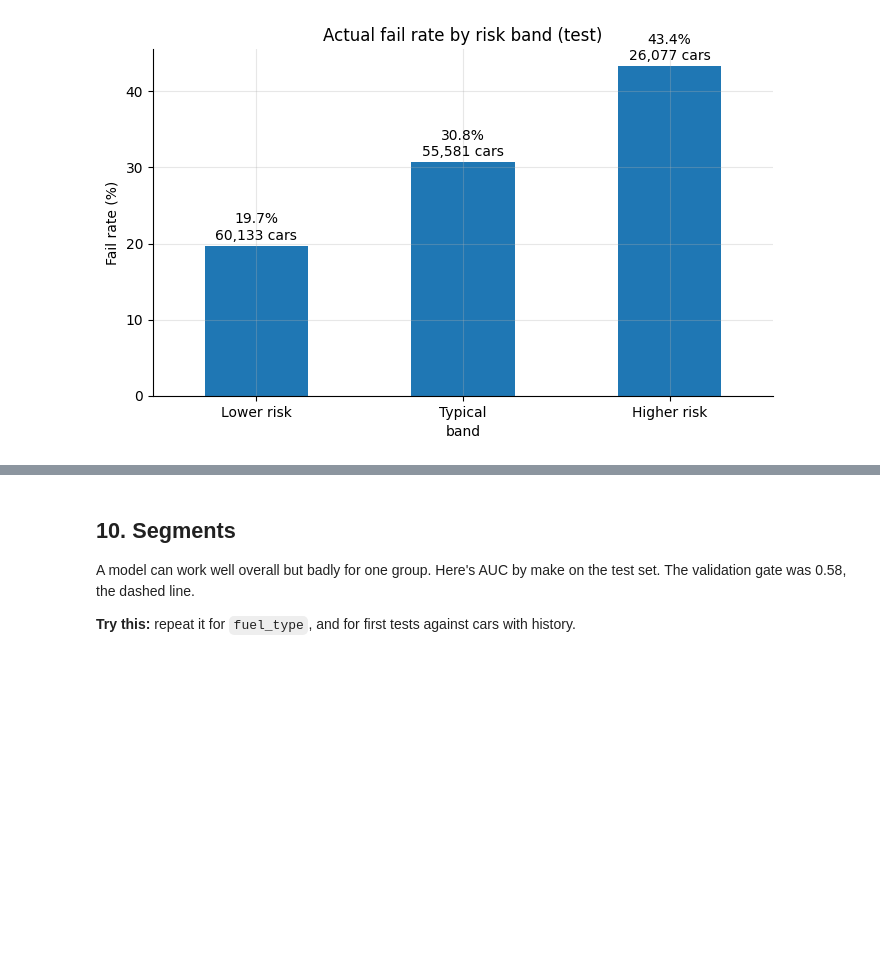
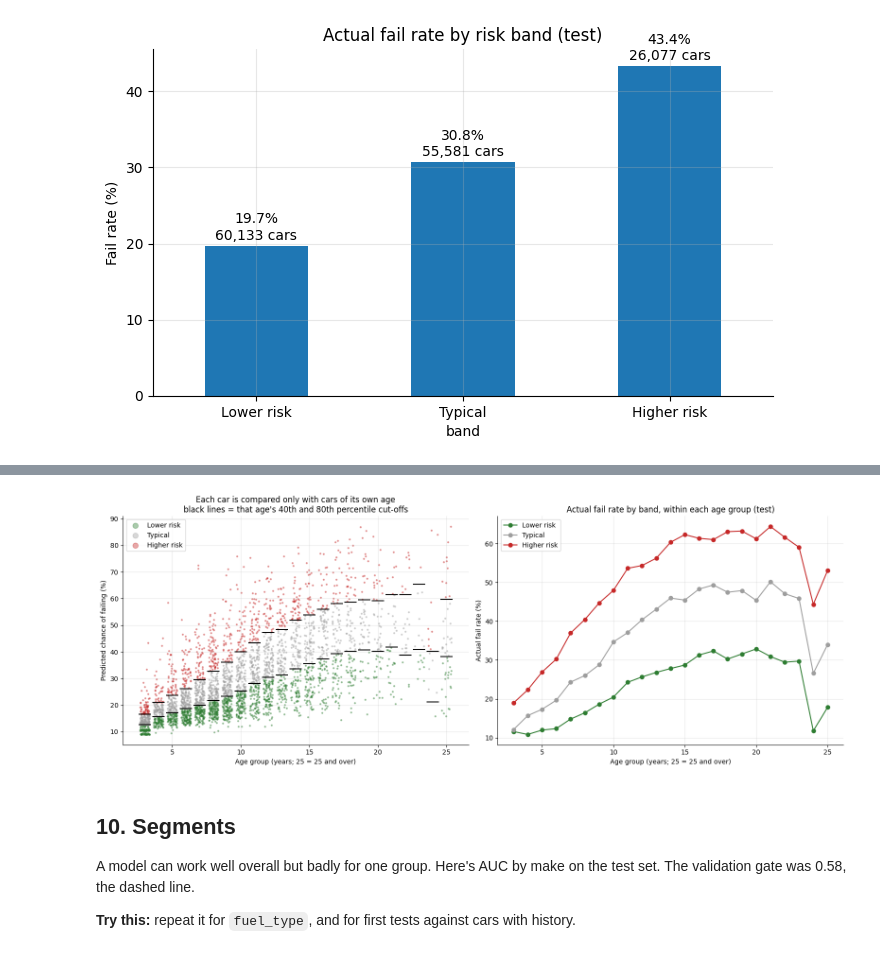
Before and after one commit to S-Azeem/MOT_failure_predictor_logistic, a Jupyter notebook: failure_model_walkthrough.ipynb, the cells around one changed output, grey strips where cells are left out. Saved outputs shown, nothing was run; the diff lists cells and outputs as text; code cells hidden in the pictures; blank space fills up the shorter version.

```diff
--- a/failure_model_walkthrough.ipynb
+++ b/failure_model_walkthrough.ipynb
@@ -852,3 +902,33 @@ ax.set_ylabel("Fail rate (%)"); plt.show()
+# %%
+colours = {"Lower risk": "#2e7d32", "Typical": "#9e9e9e", "Higher risk": "#c62828"}
+ages_num = {g: (25 if g == "25+" else int(g)) for g in band_table.index}
+
+fig, (a1, a2) = plt.subplots(1, 2, figsize=(16, 6))
+
+# Left: a sample of test cars, with each age group's two cut-offs drawn across its year
+sample = test.sample(4000, random_state=0)
+x_age = sample["age_group"].map(ages_num) + np.random.default_rng(0).uniform(-0.35, 0.35, len(sample))
+for b_name, c in colours.items():
+    m = sample["band"] == b_name
+    a1.scatter(x_age[m], sample.loc[m, "p"] * 100, s=4, alpha=0.4, color=c, label=b_name)
+for g, x in ages_num.items():
+    lo, hi = cuts[g]
+    a1.hlines([lo * 100, hi * 100], x - 0.45, x + 0.45, colors="black", lw=1.5)
+a1.set(xlabel="Age group (years; 25 = 25 and over)", ylabel="Predicted chance of failing (%)",
+       title="Each car is compared only with cars of its own age\nblack lines = that age's 40th and 80th percentile cut-offs")
+a1.legend(markerscale=4)
+
+# Right: actual fail rate in each band, age by age
+x = band_table.index.map(ages_num)
+for b_name, col in [("Lower risk", "fail Lower %"), ("Typical", "fail Typical %"), ("Higher risk", "fail Higher %")]:
+    a2.plot(x, band_table[col], marker="o", color=colours[b_name], label=b_name)
+a2.set(xlabel="Age group (years; 25 = 25 and over)", ylabel="Actual fail rate (%)",
+       title="Actual fail rate by band, within each age group (test)")
+a2.legend()
+
+plt.tight_layout(); plt.show()
+# %% [output]
+[figure, added]
 # %% [markdown]
 ## 10. Segments
 
```
Also changed, not shown: parts of 3 cells of this notebook.
